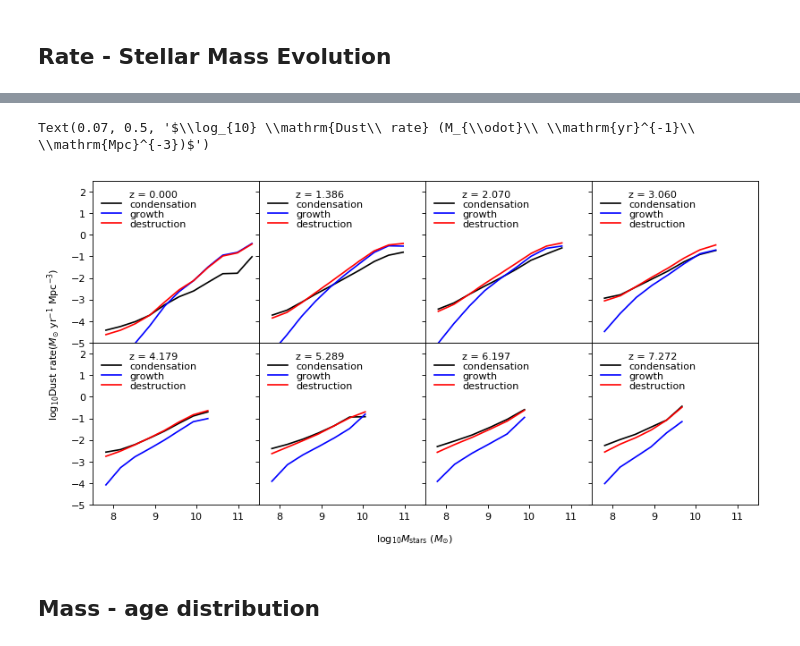
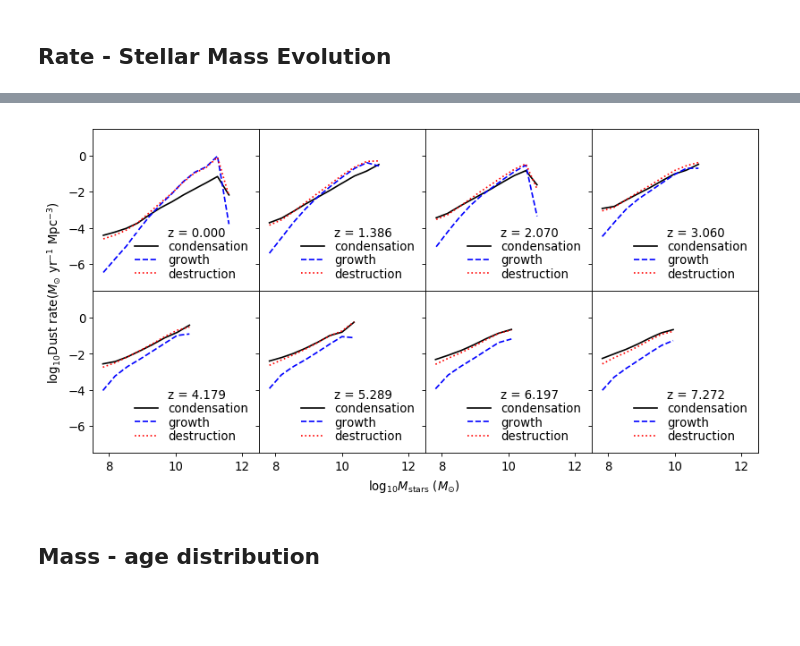
Before and after one commit to darrencroton/sage, a Jupyter notebook: analysis/allresults-new.ipynb, the cells around one changed output, grey strips where cells are left out. Saved outputs shown, nothing was run; the diff lists cells and outputs as text; code cells hidden in the pictures; blank space fills up the shorter version.

```diff
--- a/analysis/allresults-new.ipynb
+++ b/analysis/allresults-new.ipynb
@@ -6,8 +6,8 @@ Populating the interactive namespace from numpy and matplotlib
 from random import sample, seed
 # %%
 Hubble_h = 0.73
-BoxSize = ((62.5**3) * (8/8))**(1/3)
-#BoxSize = ((500**3) * (512/512))**(1/3)
+#BoxSize = ((62.5**3) * (8/8))**(1/3)
+BoxSize = ((500**3) * (512/512))**(1/3)
 #BoxSize = ((250**3) * (1/125))**(1/3)
 print(BoxSize)
 dilute = 5000
@@ -17,12 +17,12 @@ sSFRcut = -11.0
 # %%
-directory = '../src/auxdata/trees/play/'
+directory = '../../output/dust-full/'
 filename = 'model'
 redshift = [0.000, 1.386, 2.070, 3.060, 4.179, 5.289, 6.197, 7.272] #millennium
 #redshift = [0.024, 1.309, 2.051, 3.033, 4.088, 5.127, 6.044, 7.098] #genesis
 #redshift = [0.000, 1.379, 2.028, 3.060, 4.043, 5.161, 6.231, 7.313] #bolshoi
 #redshift = [0.000]
 firstfile = 0
-lastfile = 7
+lastfile = 511
 MaxTreeFiles = lastfile - firstfile + 1
 # %%
 def galdtype():
@@ -1734,7 +1729,7 @@ fig, axes = plt.subplots(2, 4, sharex=True, sharey=True, figsize=(16, 8))
 
 for i in range(8):
     ax1 = plt.subplot(2,4,i+1)
-    binwidth = 0.3  # mass function histogram bin width
+    binwidth = 0.1  # mass function histogram bin width
 
     w = np.where(G_history[i].ColdDust > 0.0)[0]
     mass = np.log10(G_history[i].ColdDust[w] * 1.0e10 /Hubble_h)
@@ -1838,5 +1833,5 @@ plt.subplots_adjust(wspace=0, hspace=0)
 fig.text(0.5, 0.07, r'$\log_{10} M_{\mathrm{dust}}\ (M_{\odot})$', ha='center')
 fig.text(0.07, 0.5, r'$\phi\ (\mathrm{Mpc}^{-3}\ \mathrm{dex}^{-1}$)', va='center', rotation='vertical')
 
-plt.savefig('plots/DMFEvolution-new-dust.png')
+plt.savefig('plots/DMFEvolution-new-millennium.png')
 # %% [output]
@@ -1850,8 +1843,8 @@ fig, axes = plt.subplots(2, 4, sharex=True, sharey=True, figsize=(12, 6))
 
 for i in range(8):
     ax1 = plt.subplot(2,4,i+1)
-    w = np.where(G_history[i].StellarMass * 1.e10 / Hubble_h > 1.e8)[0]
-    #if(len(w) > 500): w = sample(list(w), 500)
+    w = np.where((G_history[i].StellarMass * 1.e10 / Hubble_h > 1.e8) & (G_history[i].ColdDust > 0))[0]
+    if(len(w) > 150000): w = sample(list(w), 150000)
     mass = np.log10(G_history[i].StellarMass[w] * 1.e10 / Hubble_h)
     form = np.log10(G_history[i].dustdotform[w])
     growth = np.log10(G_history[i].dustdotgrowth[w])
@@ -1872,11 +1865,11 @@ for i in range(8):
     #plt.scatter(mass, form, marker='o', s=1, c='white', alpha=0.5, label='z = '+ f'{redshift[i]:.3f}')
     plt.plot(bins-delta/2, medianf, 'white', label='z = '+ f'{redshift[i]:.3f}')
     plt.plot(bins-delta/2, medianf, 'k-', label='condensation')
-    plt.plot(bins-delta/2, mediang, 'b-', label='growth')
-    plt.plot(bins-delta/2, mediand, 'r-', label='destruction')
+    plt.plot(bins-delta/2, mediang, 'b--', label='growth')
+    plt.plot(bins-delta/2, mediand, 'r:', label='destruction')
 
-    plt.axis([7.5, 11.5, -5, 2.5])
-    leg = plt.legend(loc='upper left', numpoints=1, labelspacing=0.1)
+    plt.axis([7.5, 12.5, -7.5, 1.5])
+    leg = plt.legend(loc='lower right', numpoints=1, labelspacing=0.1)
     leg.draw_frame(False)  # Don't want a box frame
     for t in leg.get_texts():  # Reduce the size of the text
         t.set_fontsize('medium')
@@ -1895,5 +1888,5 @@ plt.subplots_adjust(wspace=0, hspace=0)
 fig.text(0.5, 0.04, r'$\log_{10} M_{\mathrm{stars}}\ (M_{\odot})$', ha='center')
 fig.text(0.07, 0.5, r'$\log_{10} \mathrm{Dust\ rate} (M_{\odot}\ \mathrm{yr}^{-1}\ \mathrm{Mpc}^{-3})$', va='center', rotation='vertical')
 
-#plt.savefig('plots/DustRate-mass_z_new-dust.png')
+plt.savefig('plots/DustRate-mass_z_new-millennium.png')
 # %% [output]
@@ -1902,5 +1893,4 @@ Adding an axes using the same arguments as a previous axes currently reuses the
-Text(0.07, 0.5, '$\\log_{10} \\mathrm{Dust\\ rate} (M_{\\odot}\\ \\mathrm{yr}^{-1}\\ \\mathrm{Mpc}^{-3})$')
-[figure, old version]
+[figure, new version]
 # %% [markdown]
 ## Mass - age distribution
 # %%
```
Also changed, not shown: parts of 17 cells of this notebook.
